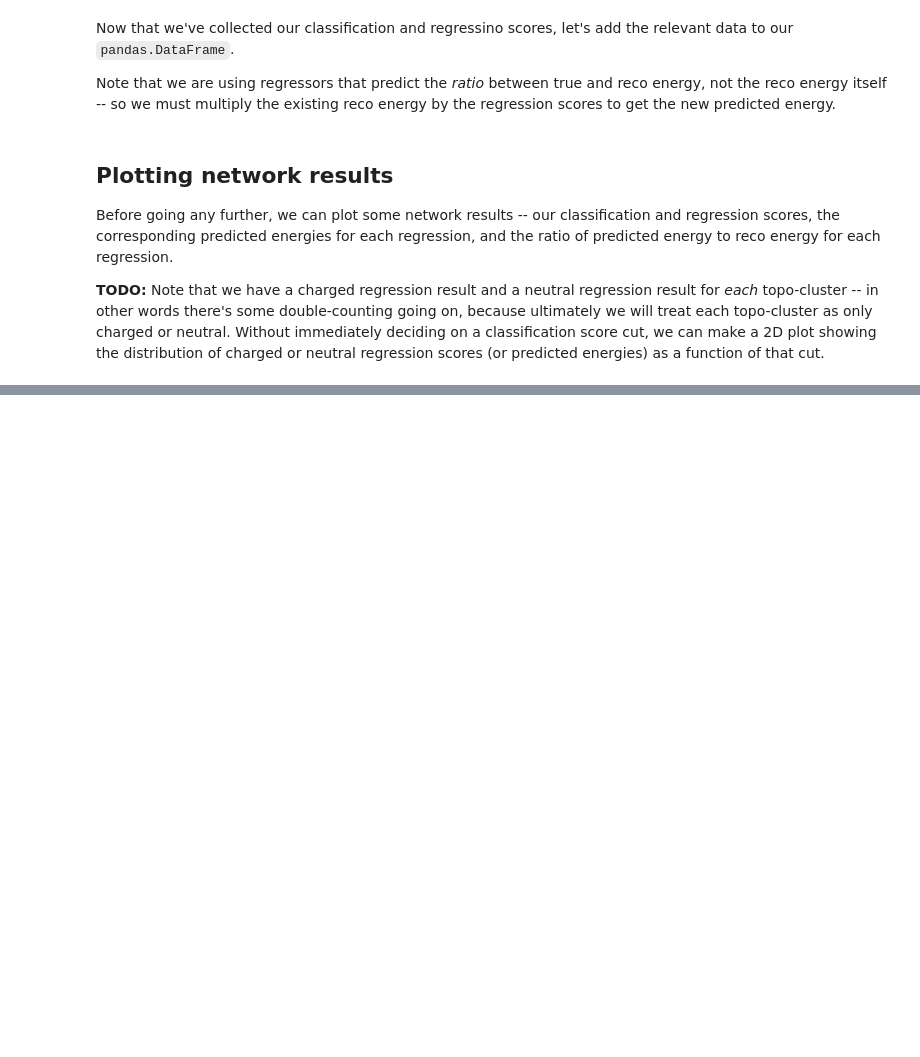
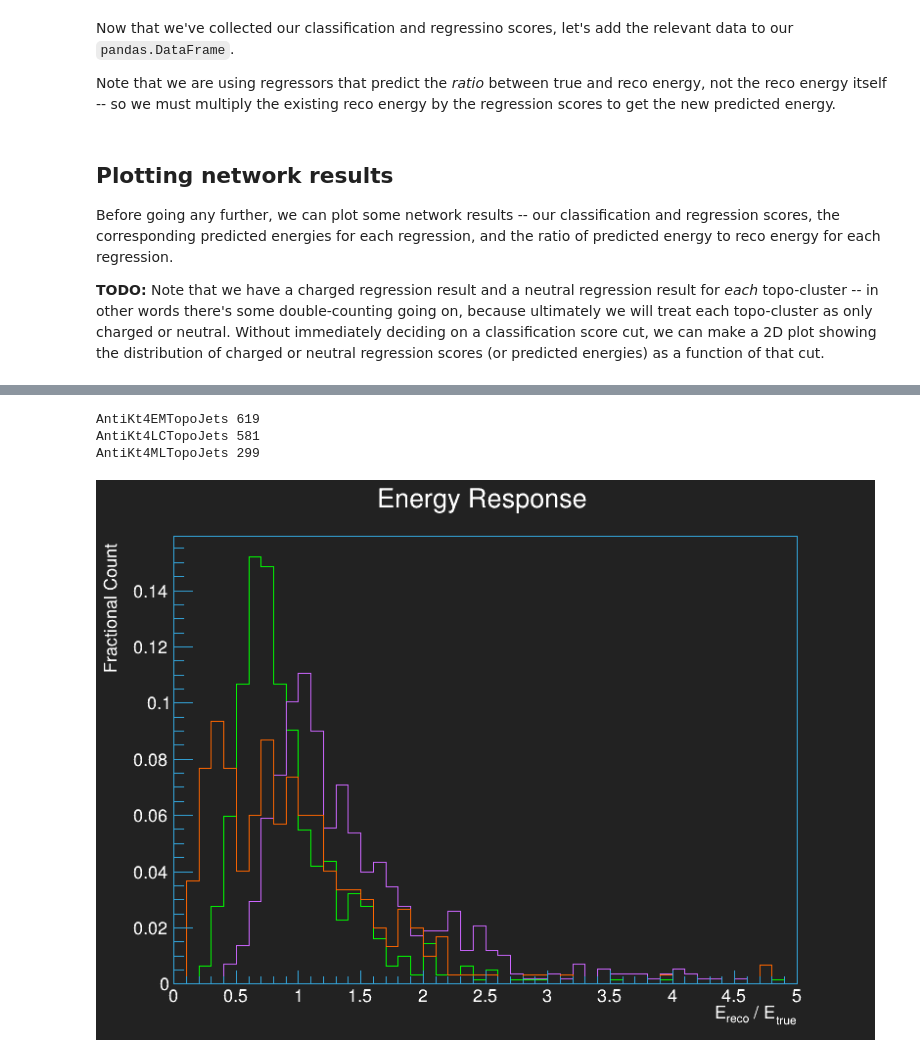
Before and after one commit to atlas-calo-ml/caloml-atlas, a Jupyter notebook: jets/jet.ipynb, the cells around one changed output, grey strips where cells are left out. Cells and saved outputs as stored; diff of their text form; code cells hidden in the pictures; blank space fills up the shorter version.

```diff
--- a/jets/jet.ipynb
+++ b/jets/jet.ipynb
@@ -380,0 +857,7 @@ t['AntiKt4EMTopoJetsPt'].array()
+# %%
+matched_jet_trees = {
+    key:ur.open(val)[tree_name]
+    for key,val in matched_jet_files.items()
+}
+# %%
+colors = [rt.kGreen, rt.kViolet-4, ps.curve]
@@ -380,0 +953,28 @@ t['AntiKt4EMTopoJetsPt'].array()
+# %%
+energy_response = {}
+# %%
+for reco_jet in reco_jets:
+    reco_energy = ak.flatten(matched_jet_trees[reco_jet][reco_jet + 'E'].array()).to_numpy()
+    truth_energy = ak.flatten(matched_jet_trees[reco_jet][truth_jet + 'E'].array()).to_numpy()
+    energy_response[reco_jet] = reco_energy / truth_energy
+    print(reco_jet, len(reco_energy))
+# %% [output]
+AntiKt4EMTopoJets 619
+AntiKt4LCTopoJets 581
+AntiKt4MLTopoJets 299
+# %%
+c = rt.TCanvas(qu.RN(), 'c', 800, 600)
+hstack = rt.THStack(qu.RN(),'Energy Response;E_{reco} / E_{true};Fractional Count')
+binning = (50,0.,5.)
+for i,reco_jet in enumerate(reco_jets):
+    h = rt.TH1F(qu.RN(),'',*binning)
+    for entry in energy_response[reco_jet]: h.Fill(entry)
+    h.Scale(1./h.Integral())
+    h.SetLineColor(colors[i])
+    hists.append(h)
+    hstack.Add(h)
+hstack.Draw('NOSTACK HIST')
+c.Draw()
+c.SaveAs('response_{}.png'.format(score_cut_string))
+# %% [output]
+[figure, added]
```
Also changed, not shown: parts of 51 cells of this notebook, 6 other files.
